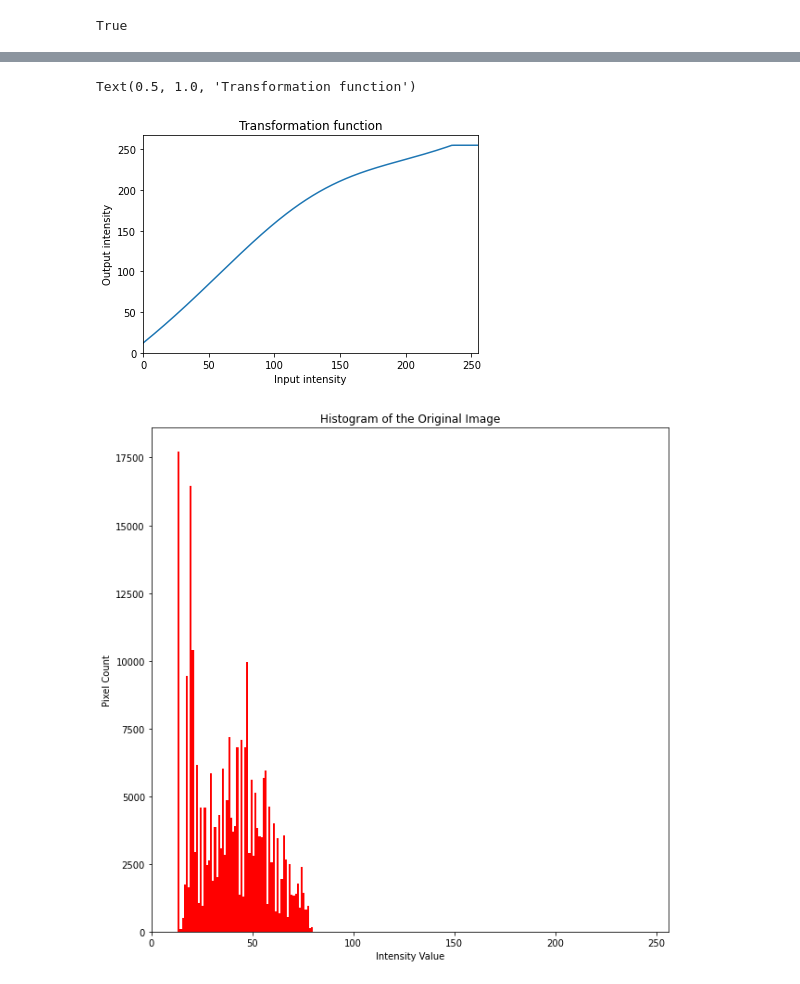
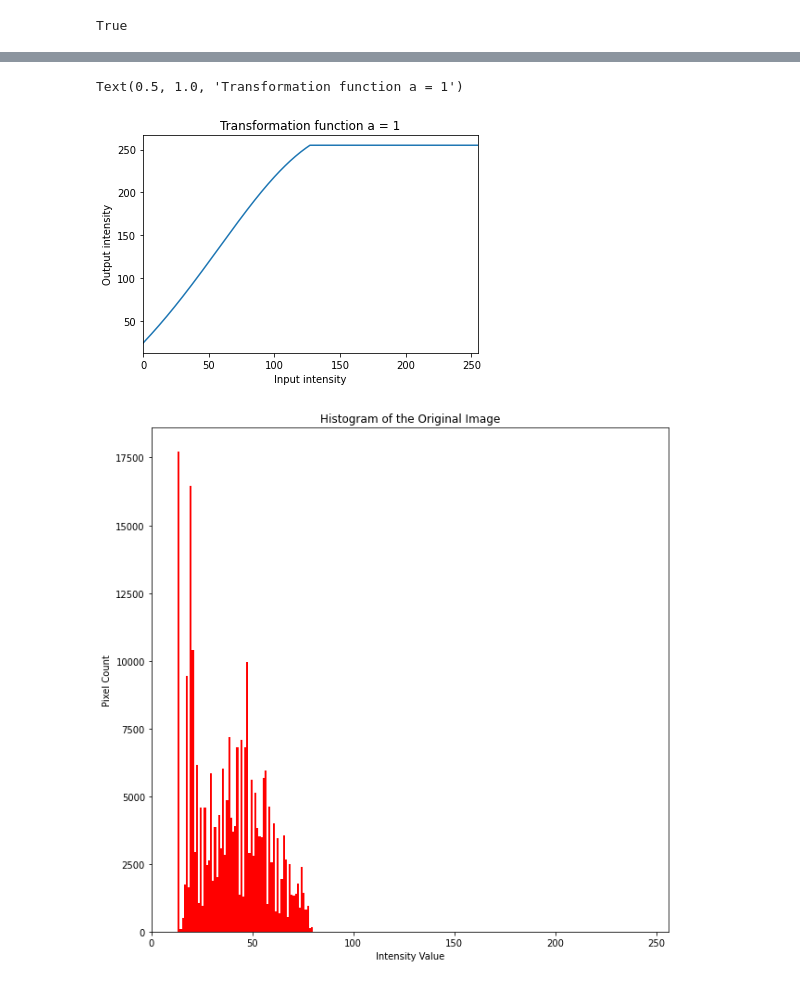
Before and after one commit to HirunaVishwamith/Image-processing-assignmnet-1, a Jupyter notebook: assignmnet.ipynb, the cells around one changed output, grey strips where cells are left out. Drawn from its saved outputs; the diff is of its cells as text; code cells hidden in the pictures.

```diff
--- a/assignmnet.ipynb
+++ b/assignmnet.ipynb
@@ -218,7 +221,7 @@ import numpy as np
 import math
 import matplotlib.pyplot as plt
 
-alpha = 0.5
+alpha = 1
 
 
 def f(x): return min(x + alpha*128*math.exp(-(x-128)**2/(2*70**2)), 255)
@@ -244,8 +247,8 @@ transformed_image = cv.cvtColor(hsv_image, cv.COLOR_HSV2BGR)
 
 # Display the original and transformed images
 # cv.imshow('Original Image', image)
-cv.imshow('Transformed Image', transformed_image)
-# cv.imwrite('Sat_Transformed_Image.jpg', transformed_image)
+# cv.imshow('Transformed Image', transformed_image)
+cv.imwrite('./Outputs/Sat_Transformed_Image 1 .jpg', transformed_image)
 
 # Display the components
 # cv.imshow('Hue', hue)
@@ -258,16 +261,17 @@ cv.imshow('Transformed Image', transformed_image)
 cv.waitKey(0)
 cv.destroyAllWindows()
 # %%
+alpha=1
 pixel_intensity = np.linspace(0, 255, 256).astype('uint8')
 transformed_pixel_intensity = np.vectorize(f)(pixel_intensity)
 plt.plot(pixel_intensity, transformed_pixel_intensity)
 plt.xlabel('Input intensity')
 plt.ylabel('Output intensity')
 plt.xlim(0, 255)
-plt.title('Transformation function')
+plt.title('Transformation function a = 1')
 # %% [output]
-Text(0.5, 1.0, 'Transformation function')
+Text(0.5, 1.0, 'Transformation function a = 1')
-[figure, old version]
+[figure, new version]
 # %%
 ''' Qessiton five '''
 
```
Also changed, not shown: parts of 10 cells of this notebook, 33 other files.
